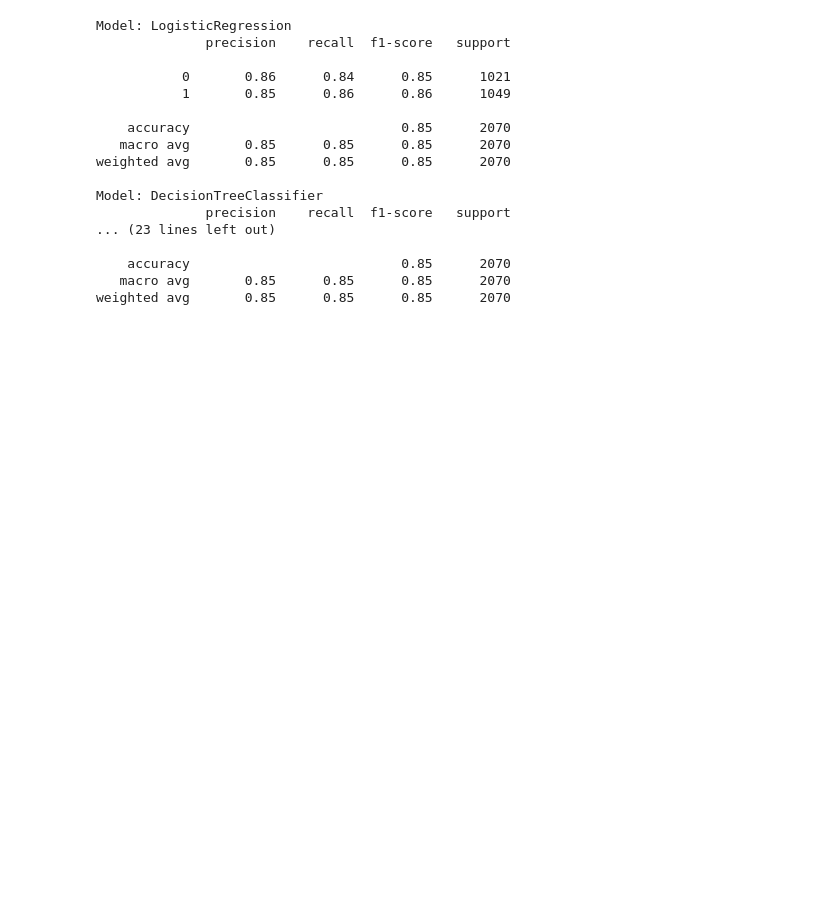
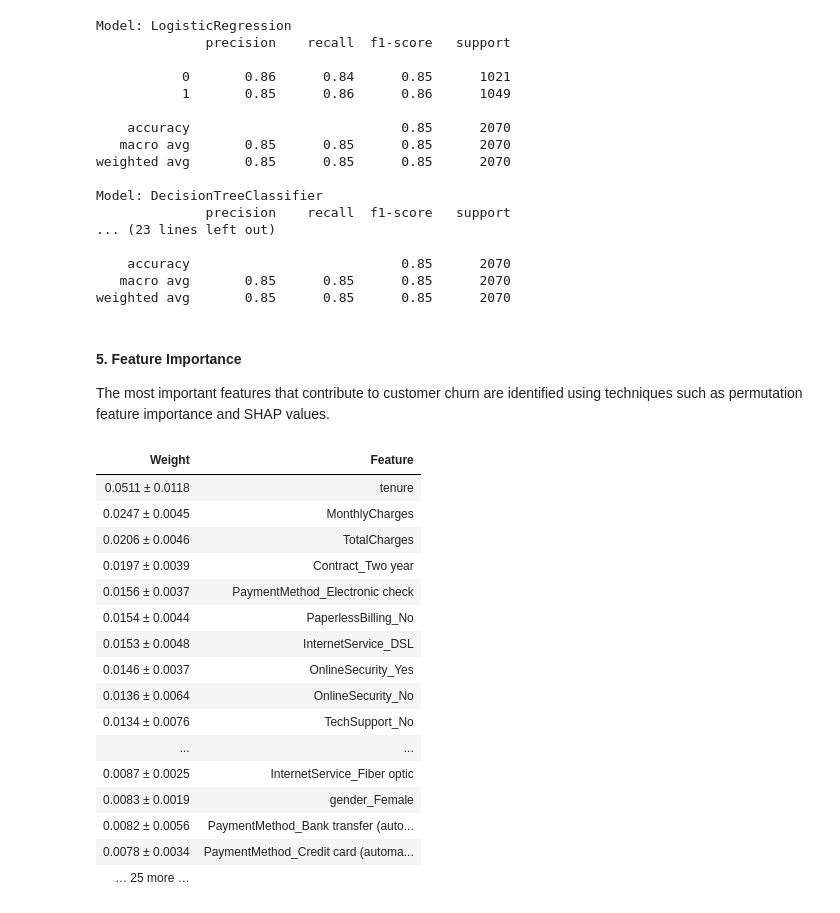
Before and after one commit to Suraj520/data-science, a Jupyter notebook: 03-case-studies/02-customer-churn-analysis/notebook.ipynb, the cells around one changed output. Saved outputs shown, nothing was run; the diff lists cells and outputs as text; code cells hidden in the pictures; blank space fills up the shorter version.

Commit message:
Customer churn analysis : Feature importance

```diff
--- a/03-case-studies/02-customer-churn-analysis/notebook.ipynb
+++ b/03-case-studies/02-customer-churn-analysis/notebook.ipynb
@@ -446,3 +459,28 @@ Model: DecisionTreeClassifier
     accuracy                           0.85      2070
    macro avg       0.85      0.85      0.85      2070
 weighted avg       0.85      0.85      0.85      2070
+# %% [markdown]
+#### 5. Feature Importance
+ The most important features that contribute to customer churn are identified using techniques such as permutation feature importance and SHAP values.
+# %%
+# Permutation feature importance
+perm = PermutationImportance(rf, random_state=42).fit(X_test, y_test)
+eli5.show_weights(perm, feature_names = X_test.columns.tolist())
+# %% [output]
+| Weight | Feature |
+| 0.0511 ± 0.0118 | tenure |
+| 0.0247 ± 0.0045 | MonthlyCharges |
+| 0.0206 ± 0.0046 | TotalCharges |
+| 0.0197 ± 0.0039 | Contract_Two year |
+| 0.0156 ± 0.0037 | PaymentMethod_Electronic check |
+| 0.0154 ± 0.0044 | PaperlessBilling_No |
+| 0.0153 ± 0.0048 | InternetService_DSL |
+| 0.0146 ± 0.0037 | OnlineSecurity_Yes |
+| 0.0136 ± 0.0064 | OnlineSecurity_No |
+| 0.0134 ± 0.0076 | TechSupport_No |
+| ... | ... |
+| 0.0087 ± 0.0025 | InternetService_Fiber optic |
+| 0.0083 ± 0.0019 | gender_Female |
+| 0.0082 ± 0.0056 | PaymentMethod_Bank transfer (auto... |
+| 0.0078 ± 0.0034 | PaymentMethod_Credit card (automa... |
+| … 25 more … |  |
```
Also changed, not shown: parts of 2 cells of this notebook.
